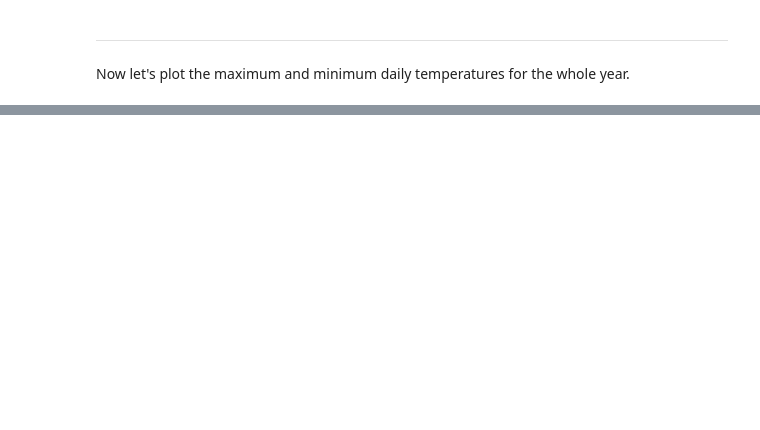
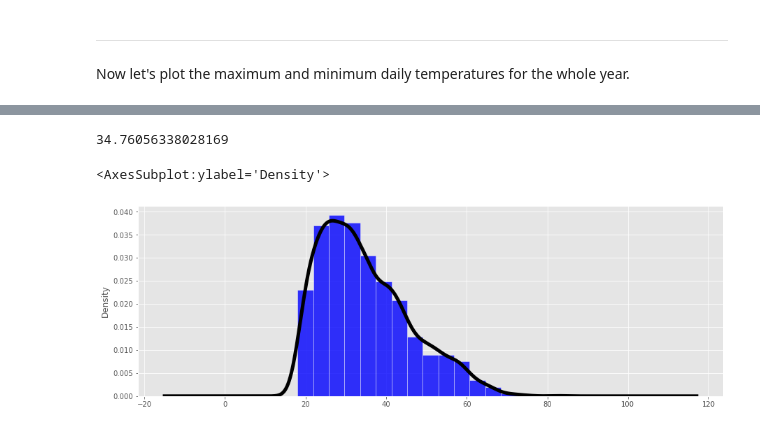
Before and after one commit to holsapple/pandas_tutorial, a Jupyter notebook: notebooks/intro_pandas.ipynb, the cells around one changed output, grey strips where cells are left out. Cells and saved outputs as stored; diff of their text form; code cells hidden in the pictures; blank space fills up the shorter version.

```diff
--- a/notebooks/intro_pandas.ipynb
+++ b/notebooks/intro_pandas.ipynb
@@ -903,0 +559,7 @@ weather_scraped.to_csv('../data/wx_pitt_pa_2021.csv')
+# %%
+# Example authenticated client (needed for non-public datasets):
+# client = Socrata('data.cityofnewyork.us', MyAppToken, userame="user@example.com", password="AFakePassword")
+
+# Unauthenticated client only works with public data sets.
+# Note 'None' in place of application token, and no username or password:
+client = Socrata('data.cityofnewyork.us', None, timeout=1000)
@@ -903,0 +570,5 @@ weather_scraped.to_csv('../data/wx_pitt_pa_2021.csv')
+# %%
+# First 20,000 results
+# They are returned as JSON from the Socrata API.
+# They are converted to a Python list of dictionaries by sodapy.
+results = client.get('7479-ugqb', limit=20000)
@@ -903,0 +607,3 @@ weather_scraped.to_csv('../data/wx_pitt_pa_2021.csv')
+# %%
+# Convert to pandas DataFrame
+inmates = pd.DataFrame.from_records(results)
@@ -903,0 +680,2 @@ weather_scraped.to_csv('../data/wx_pitt_pa_2021.csv')
+# %%
+inmates['age'] = pd.to_numeric(inmates['age'])
@@ -903,0 +698,10 @@ weather_scraped.to_csv('../data/wx_pitt_pa_2021.csv')
+# %%
+inmates.age.mean()
+# %% [output]
+34.76056338028169
+# %%
+inmates.age.plot(kind='hist', color='blue', alpha=0.8, density=True, edgecolor='white', bins=17)
+inmates.age.plot(kind='kde', color='black', linewidth=5)
+# %% [output]
+<AxesSubplot:ylabel='Density'>
+[figure, added]
```
Also changed, not shown: parts of 68 cells of this notebook.
